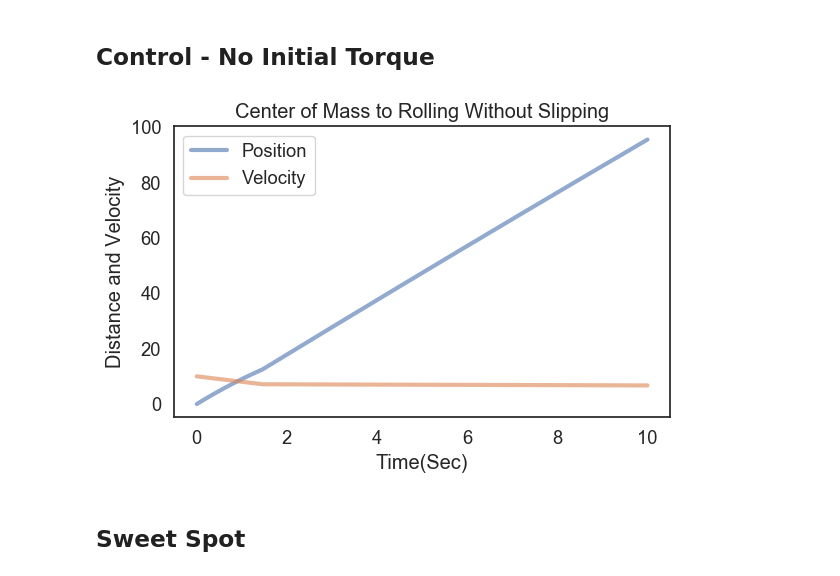
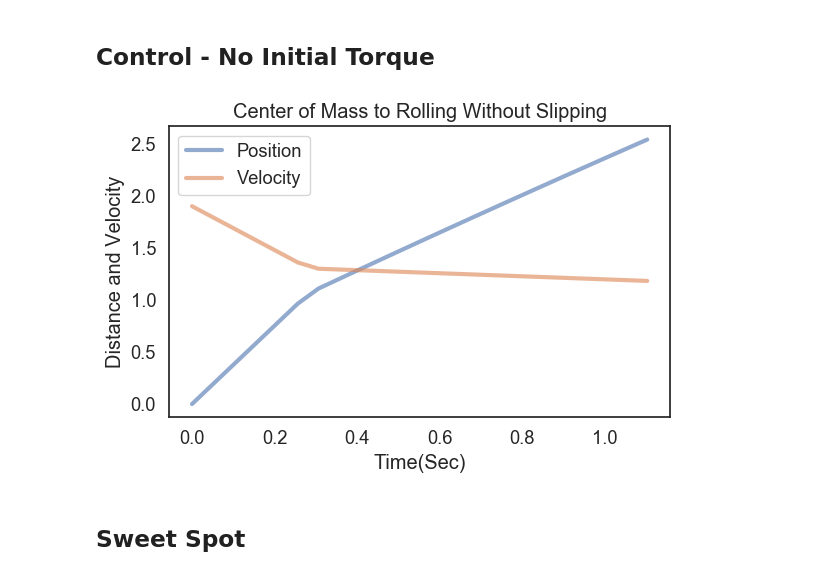
Before and after one commit to colintakeda/ModSimPy, a Jupyter notebook: code/Project_3.ipynb, the cells around one changed output. Saved outputs shown, nothing was run; the diff lists cells and outputs as text; code cells hidden in the pictures.

```diff
--- a/code/Project_3.ipynb
+++ b/code/Project_3.ipynb
@@ -74,19 +74,23 @@ def make_system(params):
 
     unpack(params)
 
-    I = (2/5)*m_cue * r_ball**2
-    F_f = cof_f*(m_ball*g)
-    F_res = (cof_res*m_ball*g)
-    t_roll = (2*v_0) / (7*cof_f*g) #Time at which rolling without slipping starts
+
+    I = (2/5)*m_ball * r_ball**2
+    F_f = cof_f*m_ball*g
+    F_res = cof_res*m_ball*g
+   # F_init = m_ball*v_0/t_cue #Not sure if correct
+    F_init = 50 * kg*m/s**2
+    w_0 = F_init*h/I*t_cue *radian
+    #v_0=w_0*(2/5)*r_ball**2/h
+    t_roll = (2*v_0) / (7*cof_f*g)#Time at which rolling without slipping starts
+    sweet_spot = 2/5*r_ball
 
 
-    P = Vector(0, 0) * m
-    V = Vector(v_0 , 0) * m/s
+   # v_final = (5/7)*v_0 + (2/7)*r_ball*w_0
 
-    init = State(x=P.x, theta=0,
-                 vx=V.x, omega=0)
+    init = State(x=0, theta=0,
+                 vx=v_0, omega=0)
 
-
-    return System(init=init, t_end=t_end,F_f=F_f,I=I,t_roll=t_roll,F_res=F_res)
+    return System(init=init,t_end=t_end,I=I,F_f=F_f,F_res=F_res,F_init=F_init,w_0=w_0,t_roll=t_roll,sweet_spot=sweet_spot)
 # %%
 system = make_system(params)
@@ -97,14 +114,14 @@ def slope_func(state, t, system): #Ball Hit at Center of Mass, No Overspin or Un
     unpack(system)
     t=t*s
 
-    tau  = F_f*r_ball
+    tau  = F_f*r_ball #Not being used at all. How does applying an initial force change this interaction? Change equations?
 
     if t <= t_roll: #Slipping occurs
 
-        v=v_0-(cof_f*g*t)
-        omega = ((5*cof_f*g)/(2*r_ball))*t *radian
-        alpha = (5*cof_f*g)/(2*r_ball)     *radian
-        a = -cof_f*g
+        v = sqrt((v_0**2)*2*cof_f*g)/(m**0.5)
+        omega = w_0 + ((5*cof_f*g)/(2*r_ball))*t*radian
+        alpha = (5*cof_f*g)/(2*r_ball) *radian
+        a = -(F_f+F_res)/m_ball
 
     else: #Rolling with Slipping
 
@@ -130,7 +147,7 @@ def event_func(state,t,system):
 
     stop = r_ball*omega
    # return L - x #Stops simualtion at 3 meters
-    return v
+    return L - x #What should the event function actually be?
 # %%
 event_func(init,0,system)
 # %% [output]
@@ -162,15 +179,16 @@ print(results)
 # %%
 plt.figure(dpi = 100)
 plot(results.x,label='Position')
 plot(results.vx,label='Velocity')
 #plot(results.omega,label='Omega')
 #plot(results.theta,label='Theta')
 
-decorate(title='Center of Mass to Rolling Without Slipping',
+decorate(title=
+         'Center of Mass to Rolling Without Slipping',
          xlabel='Time(Sec)',
          ylabel='Distance and Velocity')
 # %% [output]
-[figure, old version]
+[figure, new version]
 # %% [markdown]
 ## Sweet Spot
 # %%
```
Also changed, not shown: parts of 5 cells of this notebook.
